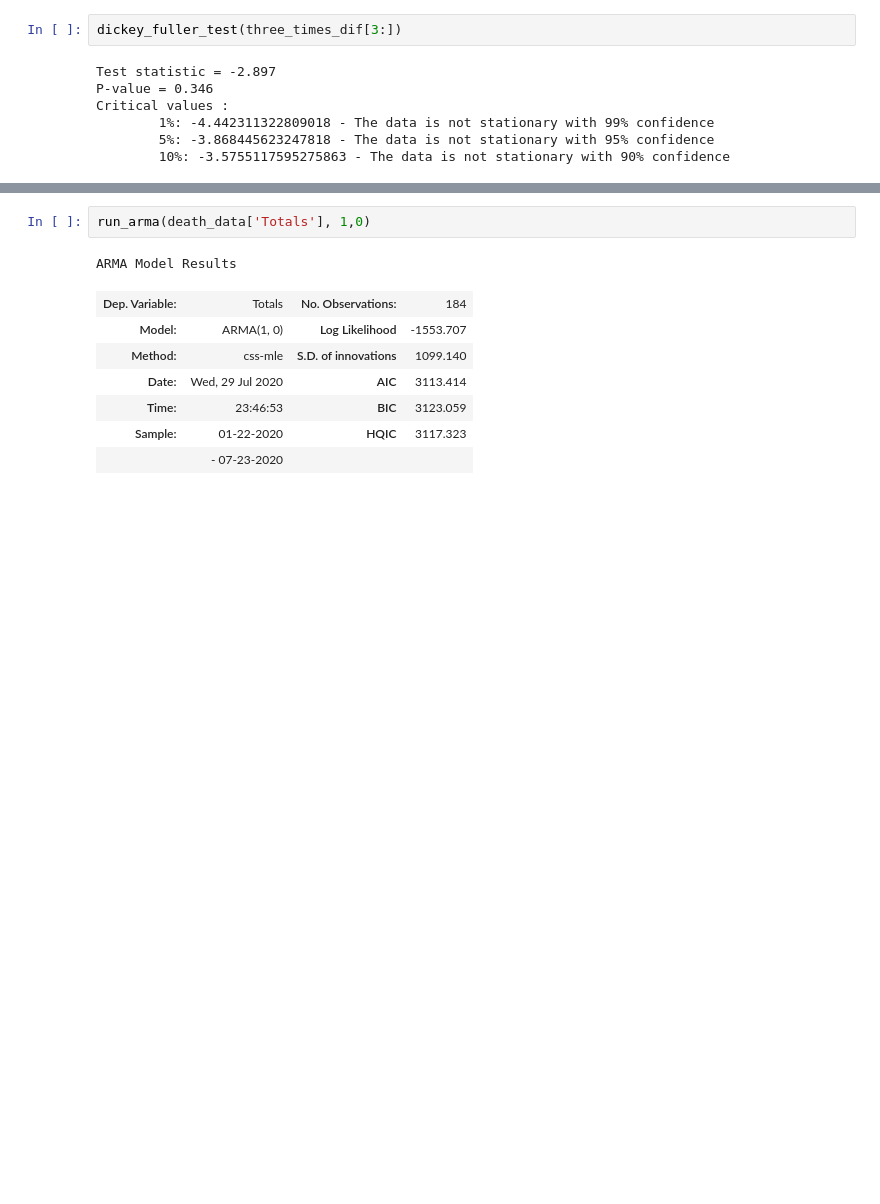
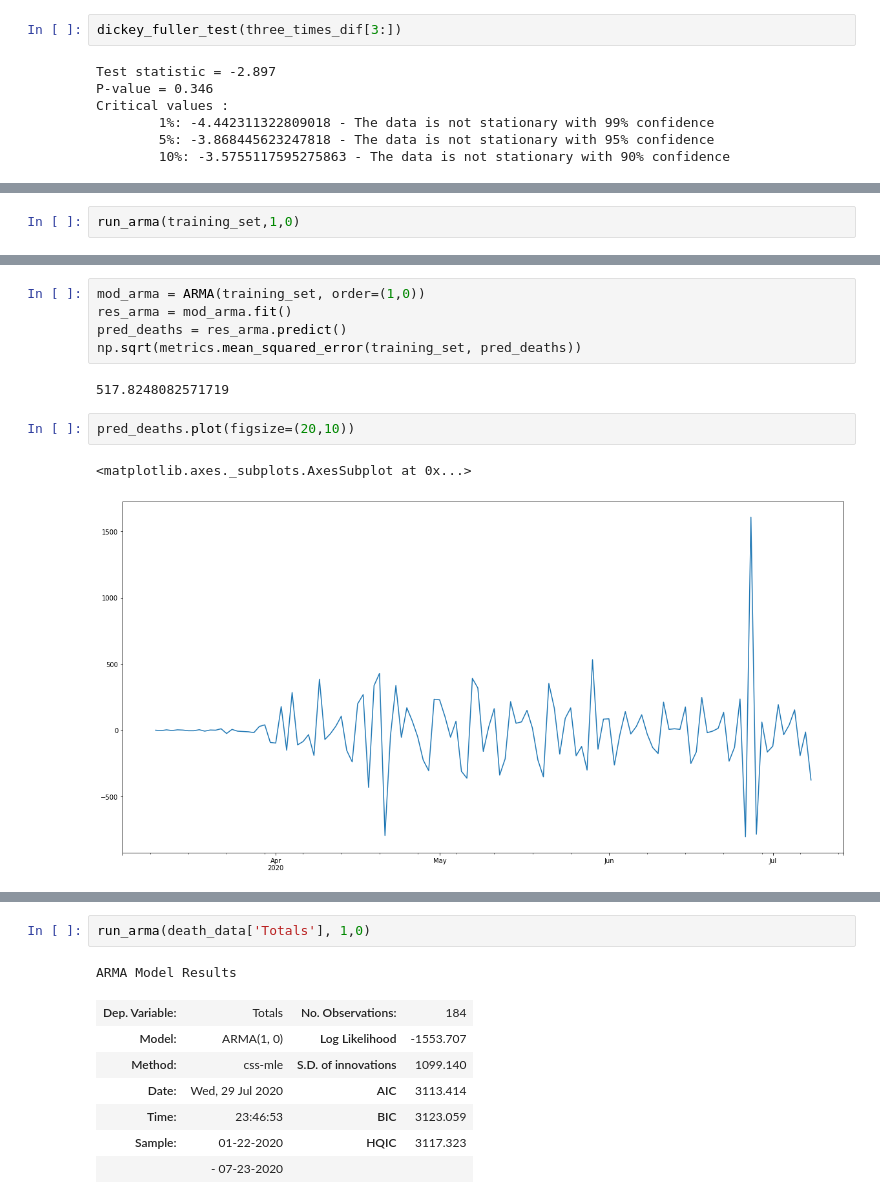
Before and after one commit to GabeSArn/time_series, a Jupyter notebook: index_ga.ipynb, the cells around one changed output, grey strips where cells are left out. Drawn from its saved outputs; the diff is of its cells as text; blank space fills up the shorter version.

```diff
--- a/index_ga.ipynb
+++ b/index_ga.ipynb
@@ -234,0 +238,2 @@ Roots
+# %%
+run_arma(training_set,1,0)
@@ -234,0 +255,12 @@ Roots
+# %%
+mod_arma = ARMA(training_set, order=(1,0))
+res_arma = mod_arma.fit()
+pred_deaths = res_arma.predict()
+np.sqrt(metrics.mean_squared_error(training_set, pred_deaths))
+# %% [output]
+517.8248082571719
+# %%
+pred_deaths.plot(figsize=(20,10))
+# %% [output]
+<matplotlib.axes._subplots.AxesSubplot at 0x...>
+[figure, added]
```
Also changed, not shown: parts of 41 cells of this notebook, 2 other files.
